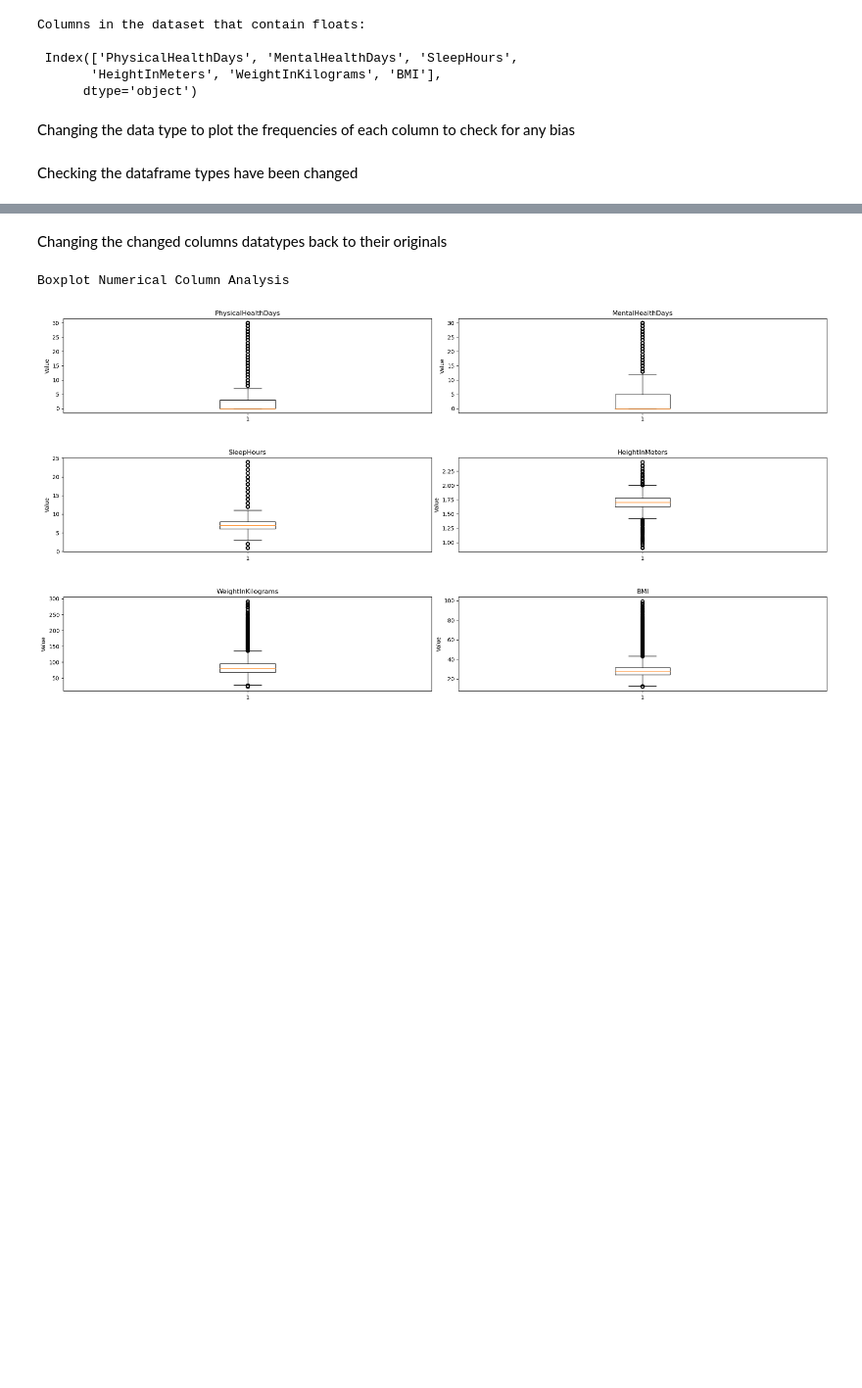
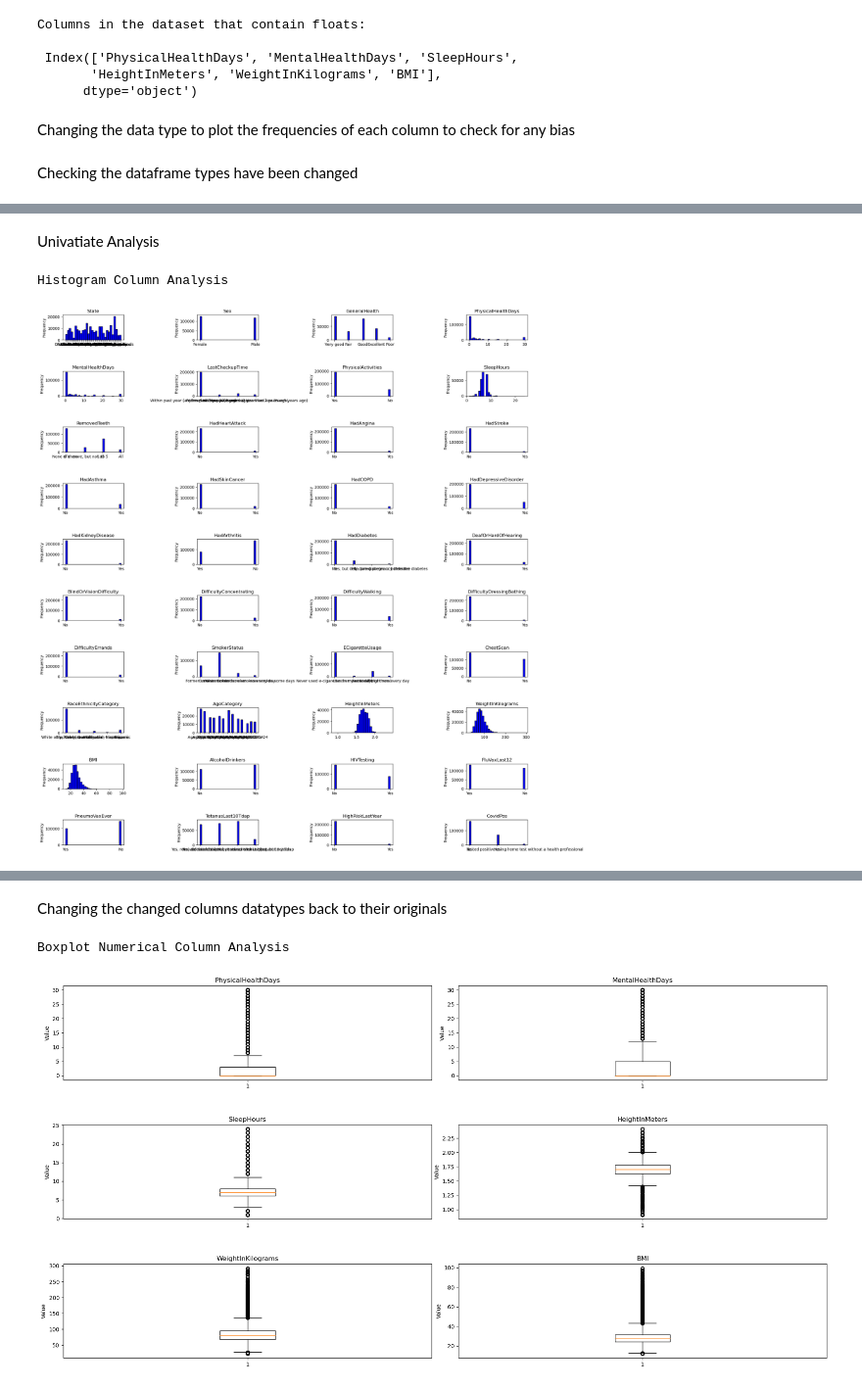
Before and after one commit to Stefan-George/Heart-Attack-Indicators, a Jupyter notebook: notebooks/02-eda.ipynb, the cells around one changed output, grey strips where cells are left out. Shown at 98% size. Saved outputs shown, nothing was run; the diff lists cells and outputs as text; code cells hidden in the pictures; blank space fills up the shorter version.

```diff
--- a/notebooks/02-eda.ipynb
+++ b/notebooks/02-eda.ipynb
@@ -283,7 +360,7 @@ Columns in the dataset that contain floats:
 # %% [markdown]
 Changing the data type to plot the frequencies of each column to check for any bias
 # %%
-heart_attack_raw_copy_plot = heart_attack_raw_copy_plot.astype({"PhysicalHealthDays": object,
+heart_attack_clean = heart_attack_clean.astype({"PhysicalHealthDays": object,
                                                                 "MentalHealthDays": object,
                                                                 "SleepHours": object,
                                                                 "HeightInMeters": object,
@@ -341,13 +370,0 @@ Plotting
-# %%
-print("Histogram Column Analysis")
-
-# Setting the subplot layouts
-plt.subplots(10, 4, figsize=(20, 20))
-
-# Plotting histograms
-for i, column in enumerate(heart_attack_raw_copy_plot.columns, 1):
-    plt.subplot(10, 4, i)
-    plt.hist((heart_attack_raw_copy_plot[column]), bins= 30, color='blue', edgecolor="k")
-    plt.title(column)
-    plt.ylabel("Frequency")
-plt.tight_layout(pad=0.5, w_pad=0.5, h_pad=5.0)
@@ -357,0 +416,19 @@ TypeError: 'value' must be an instance of str or bytes, not a float
+# %% [markdown]
+Univatiate Analysis
+# %%
+# Change
+print("Histogram Column Analysis")
+
+# Setting the subplot layouts
+plt.subplots(10, 4, figsize=(20, 20))
+
+# Plotting histograms
+for i, column in enumerate(heart_attack_clean.columns, 1):
+    plt.subplot(10, 4, i)
+    plt.hist(heart_attack_clean[column].dropna(), bins= 30, color='blue', edgecolor="k")
+    plt.title(column)
+    plt.ylabel("Frequency")
+    plt.tight_layout(pad=0.5, w_pad=0.5, h_pad=5.0)
+# %% [output]
+Histogram Column Analysis
+[figure, added]
```
Also changed, not shown: parts of 131 cells of this notebook, 3 other files.
